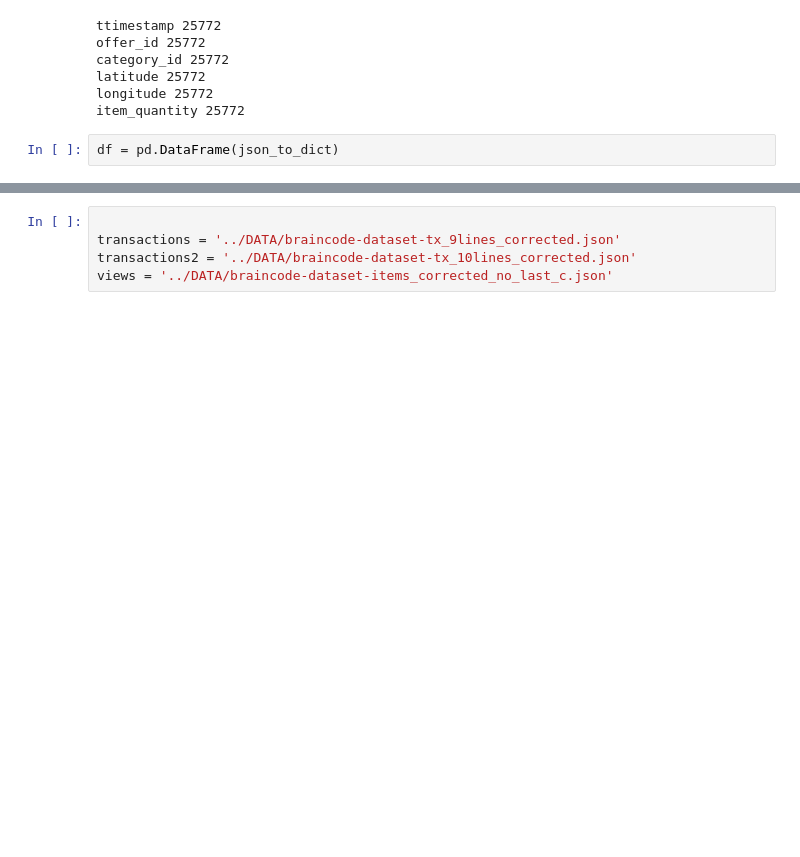
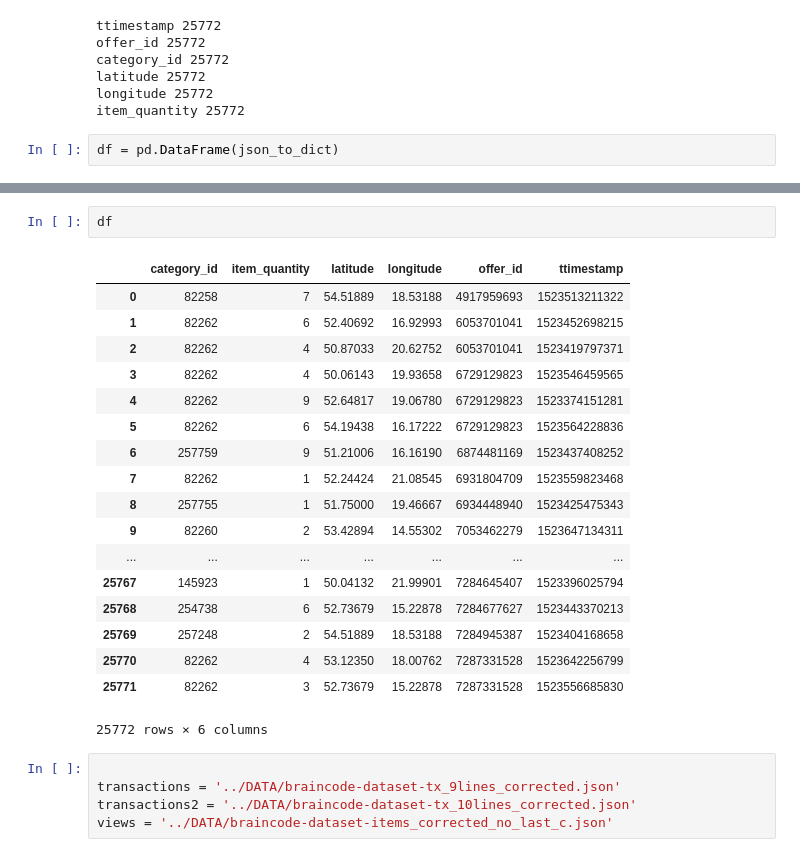
Before and after one commit to zuzia219/tor_LISIE-SURYKATKI-W-KAPELUSZU, a Jupyter notebook: SRC/Analiza_danych.ipynb, the cells around one changed output, grey strips where cells are left out. Cells and saved outputs as stored; diff of their text form; blank space fills up the shorter version.

```diff
--- a/SRC/Analiza_danych.ipynb
+++ b/SRC/Analiza_danych.ipynb
@@ -64,3 +61,24 @@ df = pd.DataFrame(json_to_dict)
+# %%
+df
+# %% [output]
+|  | category_id | item_quantity | latitude | longitude | offer_id | ttimestamp |
+| 0 | 82258 | 7 | 54.51889 | 18.53188 | 4917959693 | 1523513211322 |
+| 1 | 82262 | 6 | 52.40692 | 16.92993 | 6053701041 | 1523452698215 |
+| 2 | 82262 | 4 | 50.87033 | 20.62752 | 6053701041 | 1523419797371 |
+| 3 | 82262 | 4 | 50.06143 | 19.93658 | 6729129823 | 1523546459565 |
+| 4 | 82262 | 9 | 52.64817 | 19.06780 | 6729129823 | 1523374151281 |
+| 5 | 82262 | 6 | 54.19438 | 16.17222 | 6729129823 | 1523564228836 |
+| 6 | 257759 | 9 | 51.21006 | 16.16190 | 6874481169 | 1523437408252 |
+| 7 | 82262 | 1 | 52.24424 | 21.08545 | 6931804709 | 1523559823468 |
+| 8 | 257755 | 1 | 51.75000 | 19.46667 | 6934448940 | 1523425475343 |
+| 9 | 82260 | 2 | 53.42894 | 14.55302 | 7053462279 | 1523647134311 |
+| ... | ... | ... | ... | ... | ... | ... |
+| 25767 | 145923 | 1 | 50.04132 | 21.99901 | 7284645407 | 1523396025794 |
+| 25768 | 254738 | 6 | 52.73679 | 15.22878 | 7284677627 | 1523443370213 |
+| 25769 | 257248 | 2 | 54.51889 | 18.53188 | 7284945387 | 1523404168658 |
+| 25770 | 82262 | 4 | 53.12350 | 18.00762 | 7287331528 | 1523642256799 |
+| 25771 | 82262 | 3 | 52.73679 | 15.22878 | 7287331528 | 1523556685830 |
+25772 rows × 6 columns
 # %%
 
 transactions = '../DATA/braincode-dataset-tx_9lines_corrected.json'
```
Also changed, not shown: parts of 4 cells of this notebook, 1 other file.
